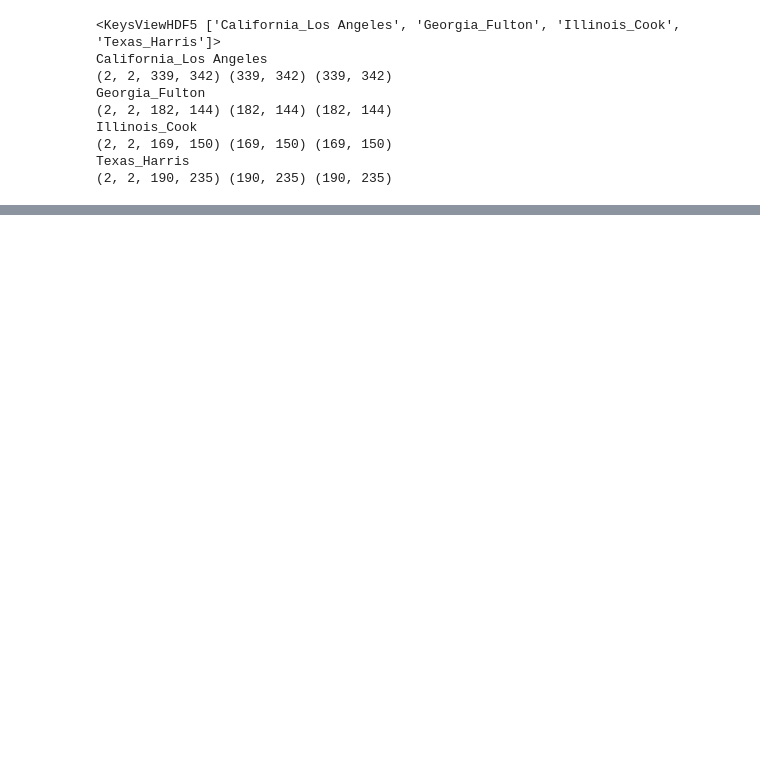
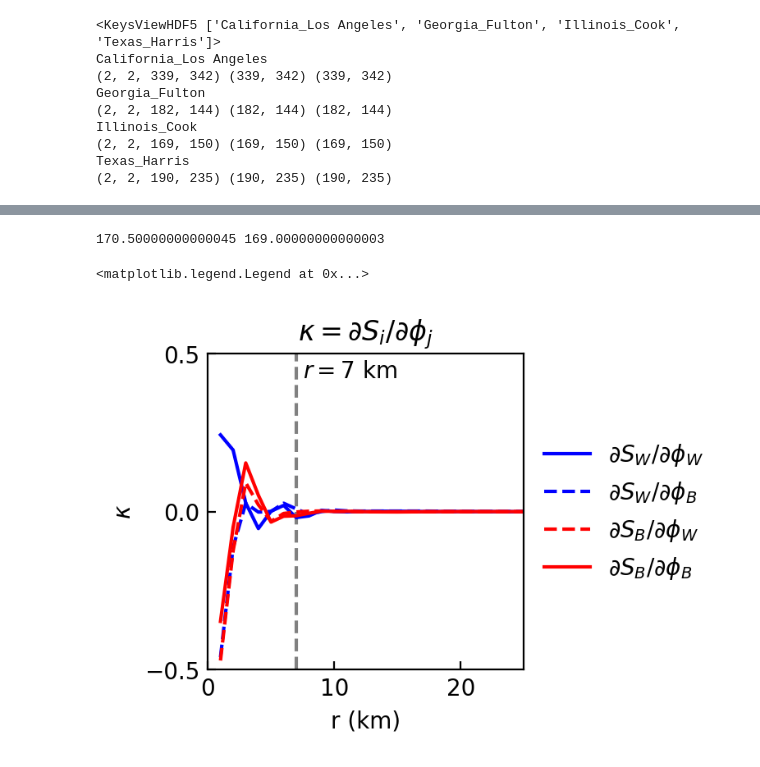
Before and after one commit to jcolen/sociohydro, a Jupyter notebook: decennial/DecennialSaliency.ipynb, the cells around one changed output, grey strips where cells are left out. Drawn from its saved outputs; the diff is of its cells as text; code cells hidden in the pictures; blank space fills up the shorter version.

```diff
--- a/decennial/DecennialSaliency.ipynb
+++ b/decennial/DecennialSaliency.ipynb
@@ -114,0 +114,69 @@ ax.legend(framealpha=0, loc='center left', bbox_to_anchor=[1, 0.5])
+# %%
+from scipy.interpolate import RectBivariateSpline
+
+def get_Gr(G_s, idx, x, y):
+    Gr = np.zeros([y.shape[0], x.shape[0]])
+    for j in range(len(G_s)):
+        Gsj = G_s[j][idx//2, idx%2]
+        xj = X_s[j]
+        yj = Y_s[j]
+        Gr += RectBivariateSpline(xj[0,:], yj[:,0], Gsj.T)(x, y)
+
+    Gr = Gr / (len(G_s)*40) #Take the mean
+    Gr = Gr / np.abs(Gr).max() #Normalize by the maximum absolute value
+
+    rgrid = np.linalg.norm(np.stack(np.meshgrid(x, y)), axis=0)
+    r = np.arange(0, np.max(rgrid) / np.sqrt(2), 1)
+
+    #Compute radial average
+    gr = np.zeros(len(r)-1)
+    for j in range(len(r)-1):
+        gr[j] = np.mean(Gr[np.abs(rgrid - r[j]) <= 1.])
+        #gr[j] = np.mean(Gr[(rgrid>=r[j])*(rgrid<r[j+1])])
+
+    return r[1:], gr
+
+
+xmax = np.max(np.max([np.max(Xi) for Xi in X_s]))
+ymax = np.max([np.max(Yi) for Yi in Y_s])
+
+print(xmax, ymax)
+x = np.linspace(-xmax, xmax, 400)#200)
+y = np.linspace(-ymax, ymax, 400)#200)
+
+fig, ax = plt.subplots(1, 1, figsize=(2.5, 2.5), dpi=200,
+                       sharey='row', sharex='row')
+
+colors = ['Blue', 'Blue', 'Red', 'Red']
+linestyles = ['-', '--', '--', '-']
+labels = [
+    '$\\partial S_W / \\partial \\phi_W$',
+    '$\\partial S_W / \\partial \\phi_B$',
+    '$\\partial S_B / \\partial \\phi_W$',
+    '$\\partial S_B / \\partial \\phi_B$',
+]
+
+for i in range(4):
+    r, gr = get_Gr(G_s, i, x, y)
+    ax.plot(r, gr, color=colors[i], linestyle=linestyles[i], label=labels[i])
+
+ax.set(xlabel='r (km)', ylabel='$\\kappa$')
+ax.set(
+    xlim=[0, 25],
+    ylim=[-0.5, 0.5],
+    xticks=[0, 10, 20],
+    yticks=[-0.5, 0, 0.5])
+ax.set_aspect(np.ptp(ax.get_xlim()) / np.ptp(ax.get_ylim()))
+
+r0 = 7
+ax.axvline(r0, linestyle='--', zorder=-1, color='grey')
+ax.text(r0+0.5, 0.48, f'$r={r0}$ km', va='top', ha='left',
+             transform=ax.transData)
+ax.tick_params(which='both', direction='in')
+
+ax.set_title('$\\kappa = \\partial S_i / \\partial \\phi_j$')
+ax.legend(framealpha=0, loc='center left', bbox_to_anchor=[1, 0.5])
+# %% [output]
+170.50000000000045 169.00000000000003
+<matplotlib.legend.Legend at 0x...>
+[figure, added]
```
Also changed, not shown: parts of 2 cells of this notebook, 7 other files.
